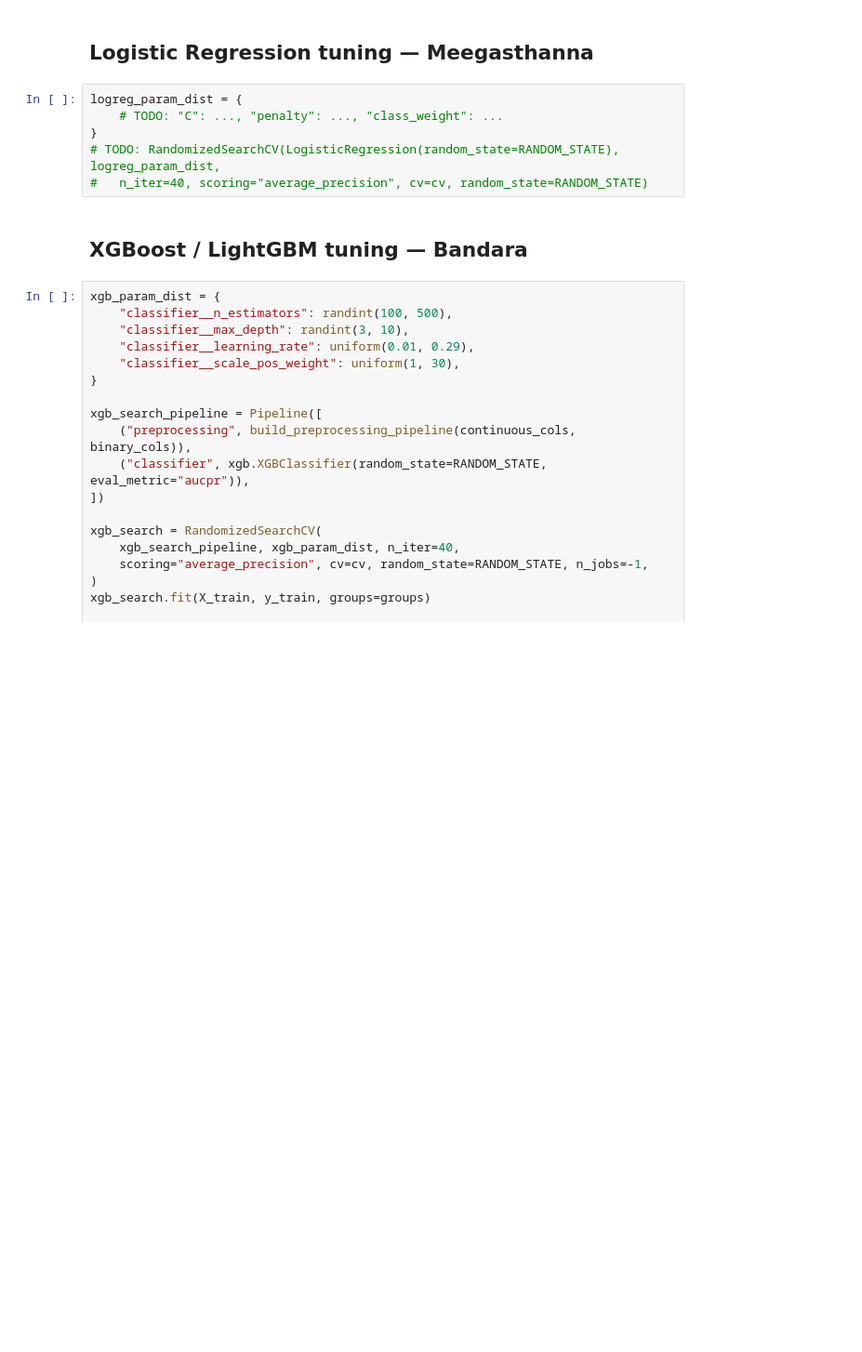
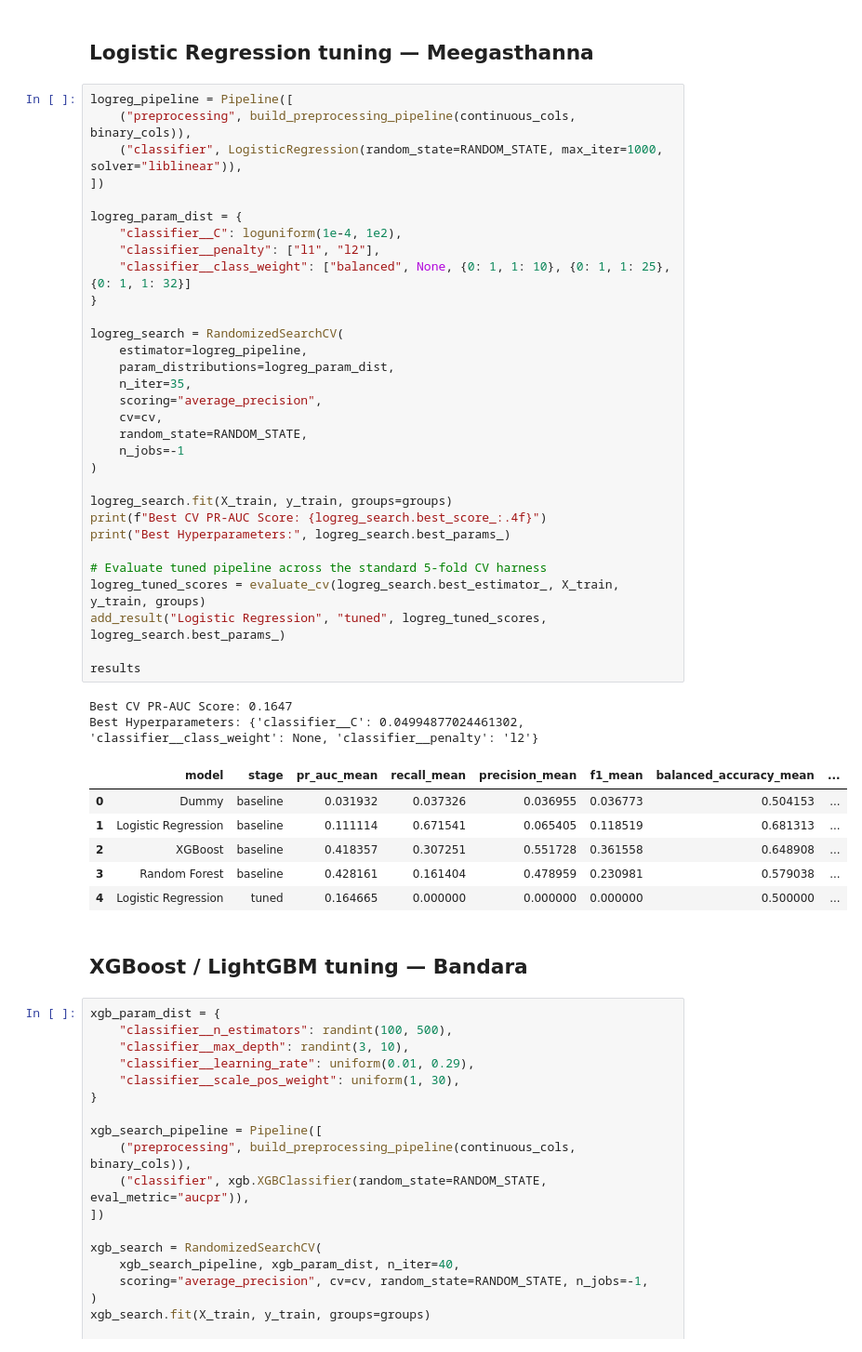
Before and after one commit to Bimsara-Yehan/UR3-CobotOps-Fault-Detection, a Jupyter notebook: notebooks/06_tuning.ipynb, the cells around one changed output. Shown at 93% size. Drawn from its saved outputs; the diff is of its cells as text; blank space fills up the shorter version.

```diff
--- a/notebooks/06_tuning.ipynb
+++ b/notebooks/06_tuning.ipynb
@@ -76,11 +115,45 @@ results
 # %% [markdown]
 ## Logistic Regression tuning — Meegasthanna
 # %%
+logreg_pipeline = Pipeline([
+    ("preprocessing", build_preprocessing_pipeline(continuous_cols, binary_cols)),
+    ("classifier", LogisticRegression(random_state=RANDOM_STATE, max_iter=1000, solver="liblinear")),
+])
+
 logreg_param_dist = {
-    # TODO: "C": ..., "penalty": ..., "class_weight": ...
+    "classifier__C": loguniform(1e-4, 1e2),
+    "classifier__penalty": ["l1", "l2"],
+    "classifier__class_weight": ["balanced", None, {0: 1, 1: 10}, {0: 1, 1: 25}, {0: 1, 1: 32}]
 }
-# TODO: RandomizedSearchCV(LogisticRegression(random_state=RANDOM_STATE), logreg_param_dist,
-#   n_iter=40, scoring="average_precision", cv=cv, random_state=RANDOM_STATE)
+
+logreg_search = RandomizedSearchCV(
+    estimator=logreg_pipeline,
+    param_distributions=logreg_param_dist,
+    n_iter=35,
+    scoring="average_precision",
+    cv=cv,
+    random_state=RANDOM_STATE,
+    n_jobs=-1
+)
+
+logreg_search.fit(X_train, y_train, groups=groups)
+print(f"Best CV PR-AUC Score: {logreg_search.best_score_:.4f}")
+print("Best Hyperparameters:", logreg_search.best_params_)
+
+# Evaluate tuned pipeline across the standard 5-fold CV harness
+logreg_tuned_scores = evaluate_cv(logreg_search.best_estimator_, X_train, y_train, groups)
+add_result("Logistic Regression", "tuned", logreg_tuned_scores, logreg_search.best_params_)
+
+results
+# %% [output]
+Best CV PR-AUC Score: 0.1647
+Best Hyperparameters: {'classifier__C': 0.04994877024461302, 'classifier__class_weight': None, 'classifier__penalty': 'l2'}
+|  | model | stage | pr_auc_mean | recall_mean | precision_mean | f1_mean | balanced_accuracy_mean | ... |
+| 0 | Dummy | baseline | 0.031932 | 0.037326 | 0.036955 | 0.036773 | 0.504153 | ... |
+| 1 | Logistic Regression | baseline | 0.111114 | 0.671541 | 0.065405 | 0.118519 | 0.681313 | ... |
+| 2 | XGBoost | baseline | 0.418357 | 0.307251 | 0.551728 | 0.361558 | 0.648908 | ... |
+| 3 | Random Forest | baseline | 0.428161 | 0.161404 | 0.478959 | 0.230981 | 0.579038 | ... |
+| 4 | Logistic Regression | tuned | 0.164665 | 0.000000 | 0.000000 | 0.000000 | 0.500000 | ... |
 # %% [markdown]
 ## XGBoost / LightGBM tuning — Bandara
 # %%
```
Also changed, not shown: parts of 6 cells of this notebook.
